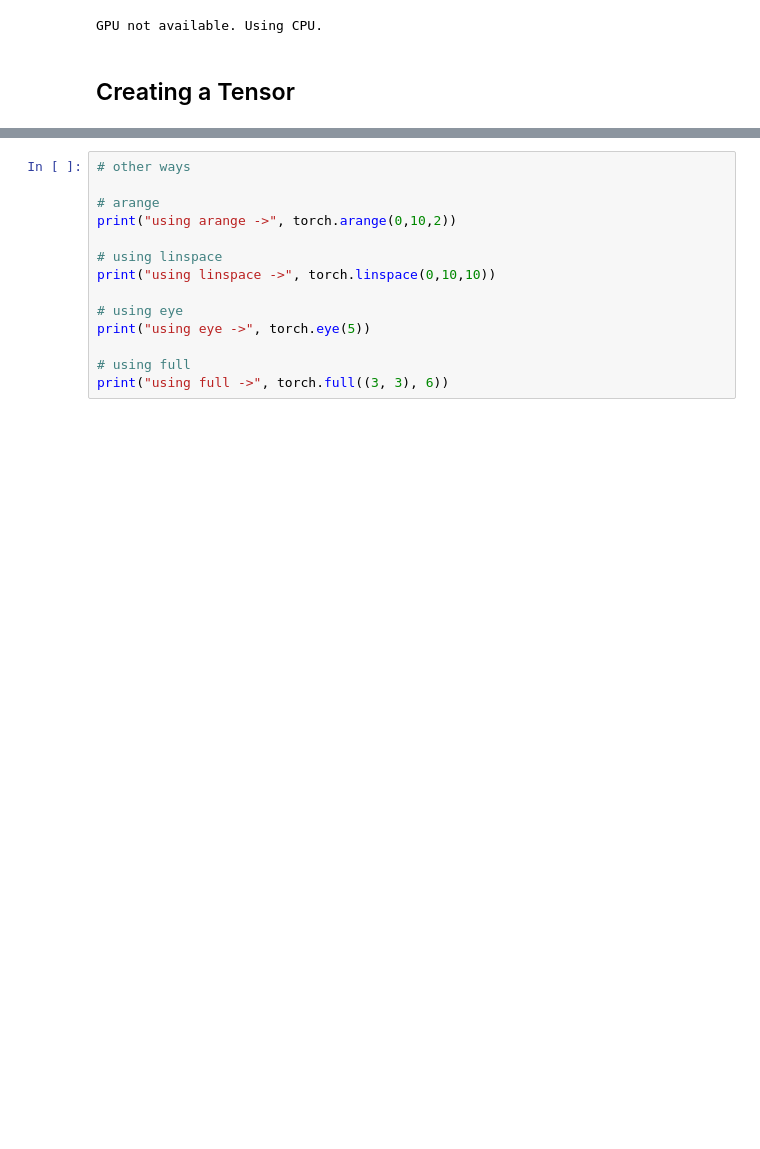
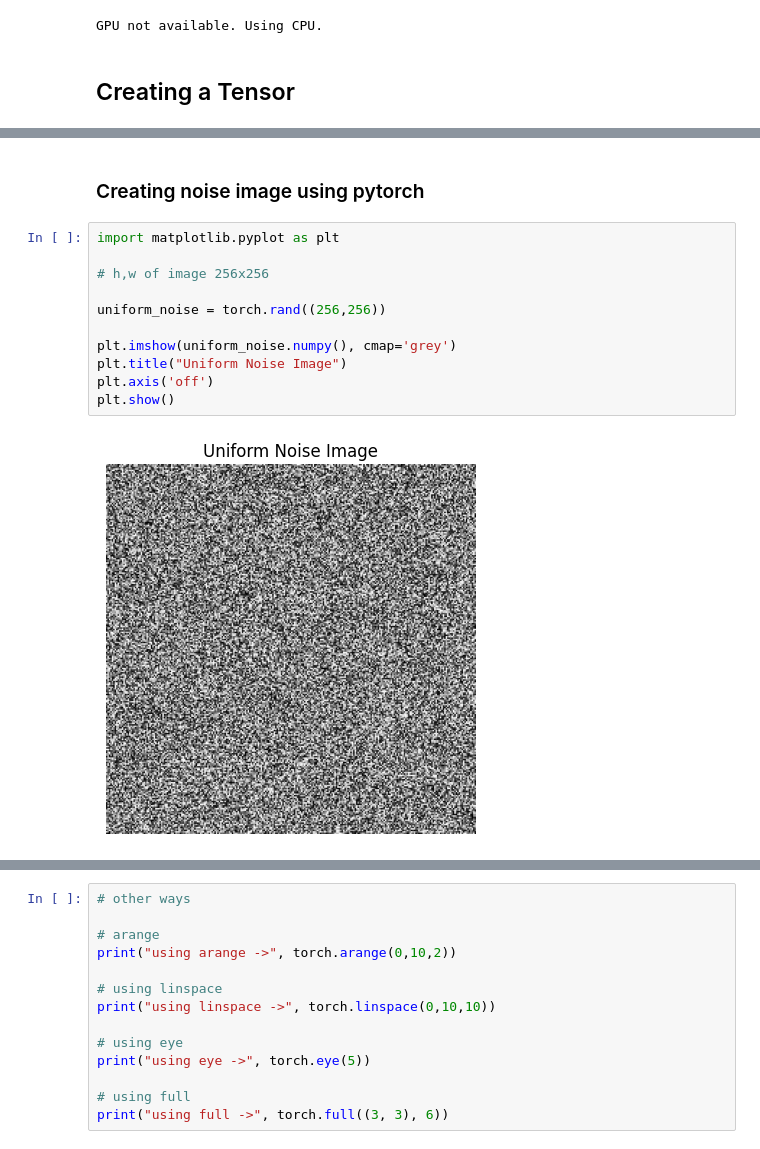
Before and after one commit to tsrinu9997/pytorch, a Jupyter notebook: tensors.ipynb, the cells around one changed output, grey strips where cells are left out. Cells and saved outputs as stored; diff of their text form; blank space fills up the shorter version.

```diff
--- a/tensors.ipynb
+++ b/tensors.ipynb
@@ -17,0 +275,15 @@ GPU not available. Using CPU.
+# %% [markdown]
+### Creating noise image using pytorch
+# %%
+import matplotlib.pyplot as plt
+
+# h,w of image 256x256
+
+uniform_noise = torch.rand((256,256))
+
+plt.imshow(uniform_noise.numpy(), cmap='grey')
+plt.title("Uniform Noise Image")
+plt.axis('off')
+plt.show()
+# %% [output]
+[figure, added]
```
Also changed, not shown: parts of 92 cells of this notebook.
